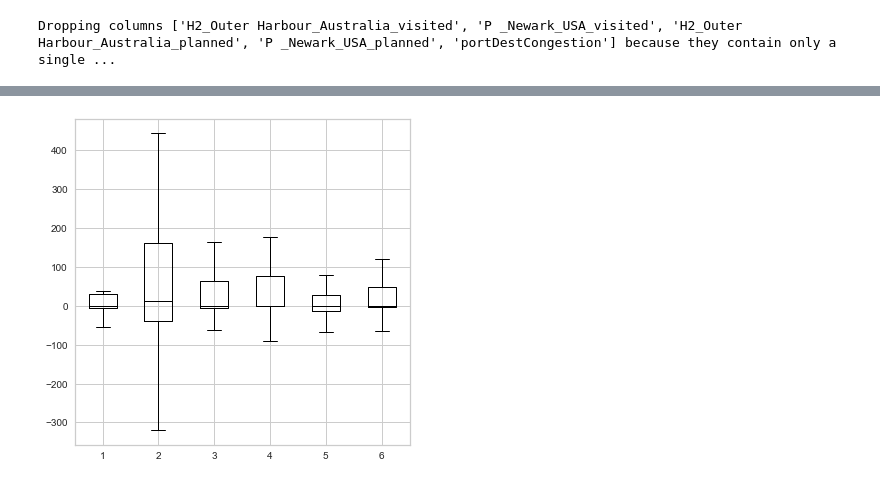
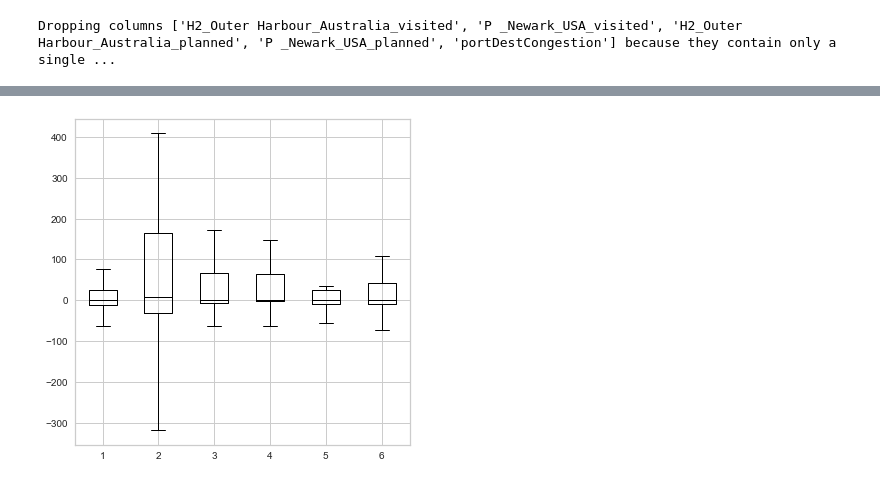
Before and after one commit to thijnalbers/ThesisCode, a Jupyter notebook: Notebook.ipynb, the cells around one changed output, grey strips where cells are left out. Cells and saved outputs as stored; diff of their text form; code cells hidden in the pictures.

```diff
--- a/Notebook.ipynb
+++ b/Notebook.ipynb
@@ -136,27 +123,22 @@ from sklearn.preprocessing import StandardScaler
 from sklearn.svm import SVR
 from sklearn.model_selection import train_test_split
 from sklearn.pipeline import make_pipeline
+from sklearn.preprocessing import OrdinalEncoder
+from sklearn.impute import SimpleImputer
+from sklearn.compose import ColumnTransformer
 
 df_num = df.select_dtypes(include='number')
 df_cat = df.select_dtypes(exclude='number')
 
-df["origin"] = df["origin"].factorize()[0]
-df["originCountry"] = df["originCountry"].factorize()[0]
-df["destination"] = df["destination"].factorize()[0]
-df["destinationCountry"] = df["destinationCountry"].factorize()[0]
-df["portOfLoading"] = df["portOfLoading"].factorize()[0]
-df["portOfLoadingLate"] = df["portOfLoadingLate"].factorize()[0]
-df["portOfDischarge"] = df["portOfDischarge"].factorize()[0]
-df["serviceType"] = df["serviceType"].factorize()[0]
-
 y = df["ATA"]
 X = df.drop(columns=["ATA"])
 
-X.fillna(0, inplace=True)
-y.fillna(0, inplace=True)
+X_cat_cols = df_cat.columns
+X_num_cols = df_num.columns
+
+X_train, X_test, y_train, y_test = train_test_split(X, y, random_state=0)
 
 X_num = df_num.drop(columns=["ATA"])
-X_num.fillna(0, inplace=True)
 
 X_train_num, X_test_num, _, _ = train_test_split(X, y,random_state=0)
 # %%
@@ -257,11 +239,7 @@ from sklearn.model_selection import train_test_split
 
 X = X[cfs_result + list(df_cat.columns.values)]
 
-
 feature_names = X.columns
 print(f'{len(feature_names)} Feature names (category and filtered numerical): {feature_names}')
-X.fillna(0, inplace=True)
-y.fillna(0, inplace=True)
-
 X_train, X_test, y_train, y_test = train_test_split(X, y,random_state=0)
 # %% [output]
@@ -397,9 +410,26 @@ plt.savefig('output/model_comparison_qq.png')
 # %%
 df.to_excel("output/output.xlsx")
 # %%
-pipeline = Pipeline([('scaler', StandardScaler()), ('model', RandomForestRegressor())])
-
 def get_series(xtrain, xtest, ytrain, ytest):
+    # we have to rebuild the pipeline because the column list will change
+    categorical_encoder = OrdinalEncoder(
+        handle_unknown="use_encoded_value", unknown_value=-1, encoded_missing_value=-1
+    )
+    numerical_pipe = SimpleImputer(strategy="mean")
+    preprocessing = ColumnTransformer(
+        [
+            ("cat", categorical_encoder, xtrain.select_dtypes(exclude='number').columns),
+            ("num", numerical_pipe, xtrain.select_dtypes(include='number').columns),
+        ],
+        verbose_feature_names_out=False,
+    )
+    pipeline = Pipeline(
+        [
+            ("preprocess", preprocessing),
+            ('scaler', StandardScaler()),
+            ("regressor", RandomForestRegressor(random_state=0)),
+        ]
+    )
     pipeline.fit(xtrain, ytrain)
     results = pipeline.predict(xtest)
     xs = (results - ytest).to_numpy()
@@ -410,31 +440,31 @@ def load_default():
     return (train_test_split(X, y,random_state=0))
 
 def load_no_eta():
     X_no_eta = X.drop(columns=['ETA'])
     return (train_test_split(X_no_eta, y, random_state=0))
 
 def load_no_planned():
     planned_columns = [c for c in X.columns.values if '_planned' in c]
     X_no_planned = X.drop(columns=planned_columns)
     return (train_test_split(X_no_planned, y, random_state=0))
 
 def load_no_route():
     planned_columns = [c for c in X.columns.values if '_planned' in c or '_visited' in c]
     X_no_route = X.drop(columns=planned_columns)
     return (train_test_split(X_no_route, y, random_state=0))
 
 def load_no_consolidation():
     planned_columns = [c for c in X.columns.values if c.startswith('H1_') ]
     X_no_consolidation_nodes = X.drop(columns=planned_columns)
     return (train_test_split(X_no_consolidation_nodes, y, random_state=0))
 
 def load_no_major_ports():
     X_no_ports = X.drop(columns=['portOfLoading', 'portOfDischarge'])
     return (train_test_split(X_no_ports, y, random_state=0))
 
 fig, axes = plt.subplots(figsize=(6,6))
 series = [get_series(*f()) for f in [load_default, load_no_eta, load_no_planned, load_no_route, load_no_consolidation, load_no_major_ports]]
 axes.boxplot(series, showfliers=False, medianprops={'color' : 'black'})
 plt.savefig('output/boxplots.png')
 # %% [output]
-[figure, old version]
+[figure, new version]
```
Also changed, not shown: parts of 8 cells of this notebook.
